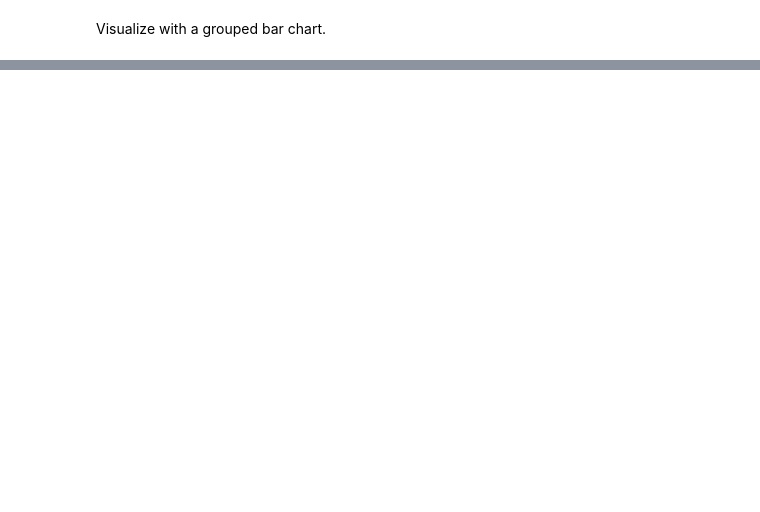
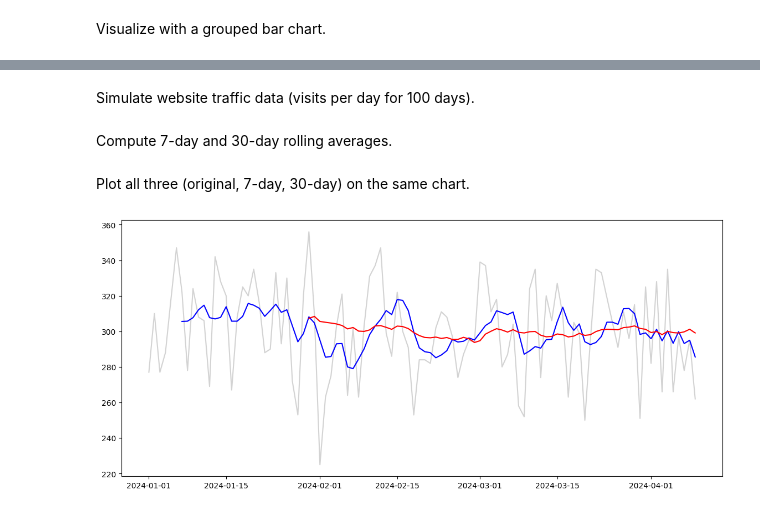
Before and after one commit to aleena2121/python-libraries, a Jupyter notebook: numpy_pandas_matplotlib_problems.ipynb, the cells around one changed output, grey strips where cells are left out. Drawn from its saved outputs; the diff is of its cells as text; code cells hidden in the pictures; blank space fills up the shorter version.

```diff
--- a/numpy_pandas_matplotlib_problems.ipynb
+++ b/numpy_pandas_matplotlib_problems.ipynb
@@ -485,0 +488,24 @@ plt.show()
+# %% [markdown]
+Simulate website traffic data (visits per day for 100 days).
+# %%
+dates = pd.date_range(start='2024-01-01', periods=100)
+visits = np.random.poisson(lam=300, size=100) + np.random.normal(0, 20, size=100).astype(int)
+# %% [markdown]
+Compute 7-day and 30-day rolling averages.
+# %%
+df = pd.DataFrame({'Date': dates, 'Visits': visits})
+df.set_index('Date', inplace=True)
+
+df['7-day Avg'] = df['Visits'].rolling(window=7).mean()
+df['30-day Avg'] = df['Visits'].rolling(window=30).mean()
+# %% [markdown]
+Plot all three (original, 7-day, 30-day) on the same chart.
+# %%
+plt.figure(figsize=(14, 6))
+plt.plot(df.index, df['Visits'], color='lightgray')
+plt.plot(df.index, df['7-day Avg'], color='blue')
+plt.plot(df.index, df['30-day Avg'], color='red')
+
+plt.show()
+# %% [output]
+[figure, added]
```
Also changed, not shown: parts of 29 cells of this notebook.
